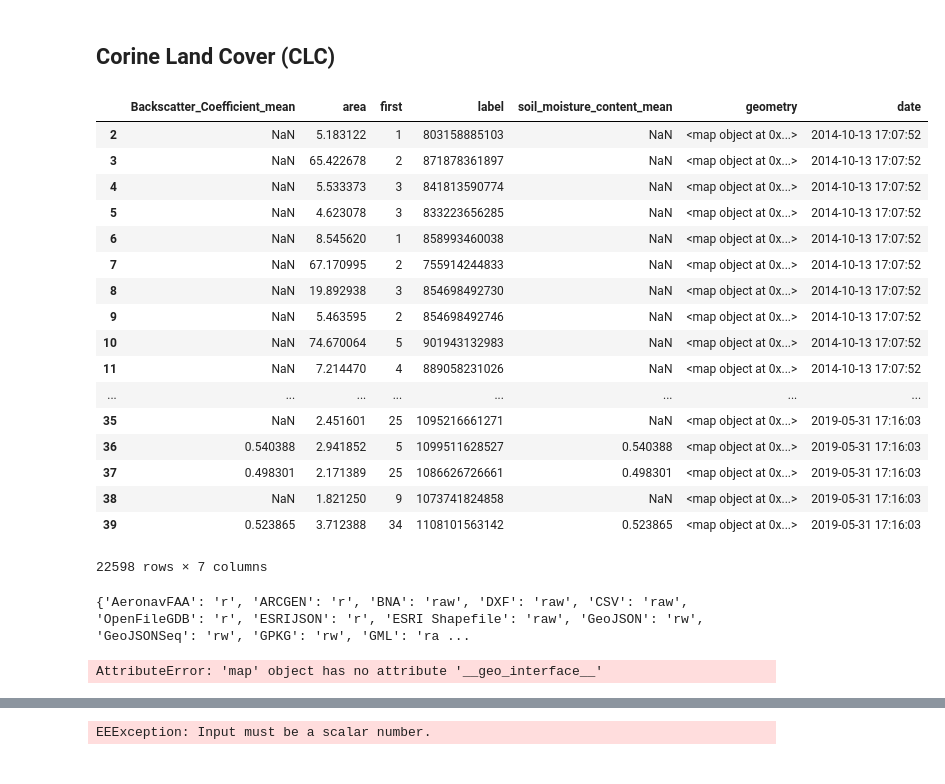
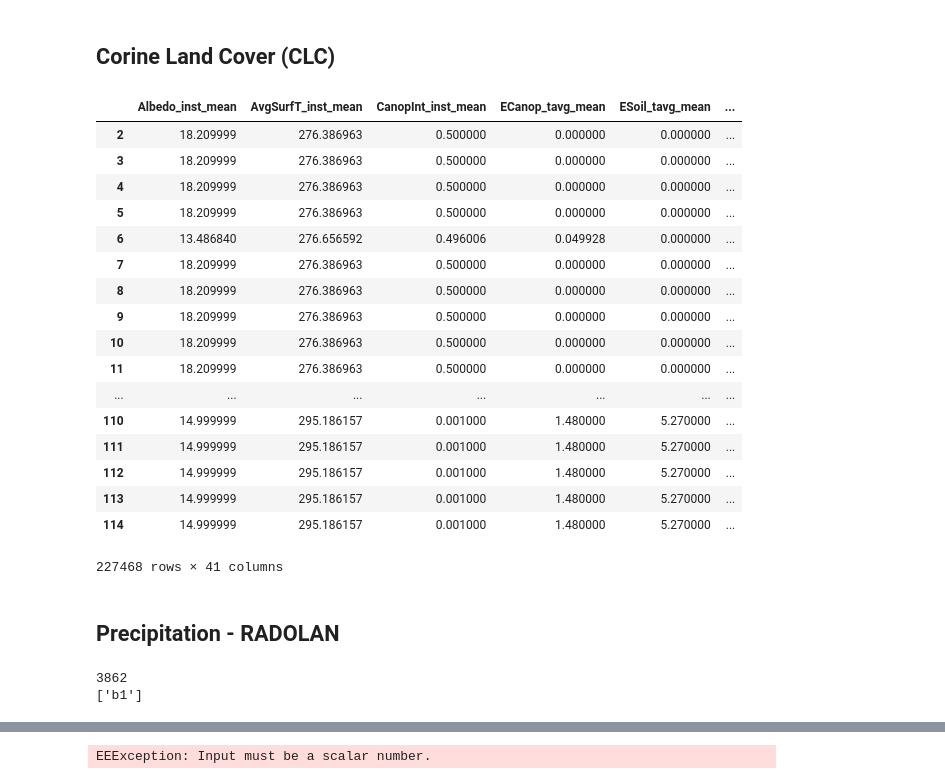
Before and after one commit to till90/master-thesis, a Jupyter notebook: Master_Thesis_Till.ipynb, the cells around one changed output, grey strips where cells are left out. Cells and saved outputs as stored; diff of their text form; code cells hidden in the pictures.

```diff
--- a/Master_Thesis_Till.ipynb
+++ b/Master_Thesis_Till.ipynb
@@ -680,7 +733,9 @@ def fc2df(fc):
 
     df = gpd.GeoDataFrame(dictarr)
     # Convert GeoJSON features to shape
+    #print(df['geometry'])
     df['geometry'] = map(lambda s: shape(s), df.geometry)
+    #print(df['geometry'])
     return df
 
 # ==========================================================================
@@ -690,64 +745,59 @@ def extract_point_values(img_id, pts):
     image = IC.reduce(ee.Reducer.mean())
     fc_image_redR = image.reduceRegions(collection=pts,
                                   reducer=ee.Reducer.mean(),
-                                  scale=250,
+                                  scale=1000,
                                   crs = proj)
 
     # Convert to Pandas Dataframe
     df_image_red = fc2df(fc_image_redR)
 
     # Add Date as Variable
-    df_image_red['date'] = datetime.datetime.strptime(img_id[33:48],'%Y%m%dT%H%M%S')
+    df_image_red['date'] = datetime.datetime.strptime(img_id[1:],'%Y%m%d_%H%M')
     return df_image_red
 
 # ==========================================================================
 #### Features
-features_f = features.filterMetadata('area','greater_than',1)
+features_f = features_clc
 
 #### Projection
 proj = ee.Projection('EPSG:4326')
 
 #### Load Raster
-soil_moisture_1 = VV_asc_sm.select('soil_moisture_content')
+soil_moisture_1 = GLDAS
 
 #### Make list of image IDs and Dates
 sm_1_id = [item['properties']['system:index'] for item in soil_moisture_1.getInfo().get('features')]
-sm_1_date = [datetime.datetime.strptime(x[33:48],'%Y%m%dT%H%M%S') for x in sm_1_id] #http://joda-time.sourceforge.net/apidocs/org/joda/time/format/DateTimeFormat.html
+sm_1_date = [datetime.datetime.strptime(x[1:],'%Y%m%d_%H%M') for x in sm_1_id] #http://joda-time.sourceforge.net/apidocs/org/joda/time/format/DateTimeFormat.html
 
 #### Create Initial Pandas Dataframe
 df_all = extract_point_values(sm_1_id[0], features_f)
 df_all = df_all.drop([0,1])
 
 #### Iterate over all impages
 for i in sm_1_id:
     df_all = df_all.append(extract_point_values(i, features_f))
 
 #### Display Results
 df_all
 # %% [output]
-|  | Backscatter_Coefficient_mean | area | first | label | soil_moisture_content_mean | geometry | date |
-| 2 | NaN | 5.183122 | 1 | 803158885103 | NaN | <map object at 0x...> | 2014-10-13 17:07:52 |
-| 3 | NaN | 65.422678 | 2 | 871878361897 | NaN | <map object at 0x...> | 2014-10-13 17:07:52 |
-| 4 | NaN | 5.533373 | 3 | 841813590774 | NaN | <map object at 0x...> | 2014-10-13 17:07:52 |
-| 5 | NaN | 4.623078 | 3 | 833223656285 | NaN | <map object at 0x...> | 2014-10-13 17:07:52 |
-| 6 | NaN | 8.545620 | 1 | 858993460038 | NaN | <map object at 0x...> | 2014-10-13 17:07:52 |
-| 7 | NaN | 67.170995 | 2 | 755914244833 | NaN | <map object at 0x...> | 2014-10-13 17:07:52 |
-| 8 | NaN | 19.892938 | 3 | 854698492730 | NaN | <map object at 0x...> | 2014-10-13 17:07:52 |
-| 9 | NaN | 5.463595 | 2 | 854698492746 | NaN | <map object at 0x...> | 2014-10-13 17:07:52 |
-| 10 | NaN | 74.670064 | 5 | 901943132983 | NaN | <map object at 0x...> | 2014-10-13 17:07:52 |
-| 11 | NaN | 7.214470 | 4 | 889058231026 | NaN | <map object at 0x...> | 2014-10-13 17:07:52 |
-| ... | ... | ... | ... | ... | ... | ... | ... |
-| 35 | NaN | 2.451601 | 25 | 1095216661271 | NaN | <map object at 0x...> | 2019-05-31 17:16:03 |
-| 36 | 0.540388 | 2.941852 | 5 | 1099511628527 | 0.540388 | <map object at 0x...> | 2019-05-31 17:16:03 |
-| 37 | 0.498301 | 2.171389 | 25 | 1086626726661 | 0.498301 | <map object at 0x...> | 2019-05-31 17:16:03 |
-| 38 | NaN | 1.821250 | 9 | 1073741824858 | NaN | <map object at 0x...> | 2019-05-31 17:16:03 |
-| 39 | 0.523865 | 3.712388 | 34 | 1108101563142 | 0.523865 | <map object at 0x...> | 2019-05-31 17:16:03 |
+|  | Albedo_inst_mean | AvgSurfT_inst_mean | CanopInt_inst_mean | ECanop_tavg_mean | ESoil_tavg_mean | ... |
+| 2 | 18.209999 | 276.386963 | 0.500000 | 0.000000 | 0.000000 | ... |
+| 3 | 18.209999 | 276.386963 | 0.500000 | 0.000000 | 0.000000 | ... |
+| 4 | 18.209999 | 276.386963 | 0.500000 | 0.000000 | 0.000000 | ... |
+| 5 | 18.209999 | 276.386963 | 0.500000 | 0.000000 | 0.000000 | ... |
+| 6 | 13.486840 | 276.656592 | 0.496006 | 0.049928 | 0.000000 | ... |
+| 7 | 18.209999 | 276.386963 | 0.500000 | 0.000000 | 0.000000 | ... |
+| 8 | 18.209999 | 276.386963 | 0.500000 | 0.000000 | 0.000000 | ... |
+| 9 | 18.209999 | 276.386963 | 0.500000 | 0.000000 | 0.000000 | ... |
+| 10 | 18.209999 | 276.386963 | 0.500000 | 0.000000 | 0.000000 | ... |
+| 11 | 18.209999 | 276.386963 | 0.500000 | 0.000000 | 0.000000 | ... |
+| ... | ... | ... | ... | ... | ... | ... |
+| 110 | 14.999999 | 295.186157 | 0.001000 | 1.480000 | 5.270000 | ... |
+| 111 | 14.999999 | 295.186157 | 0.001000 | 1.480000 | 5.270000 | ... |
+| 112 | 14.999999 | 295.186157 | 0.001000 | 1.480000 | 5.270000 | ... |
+| 113 | 14.999999 | 295.186157 | 0.001000 | 1.480000 | 5.270000 | ... |
+| 114 | 14.999999 | 295.186157 | 0.001000 | 1.480000 | 5.270000 | ... |
-22598 rows × 7 columns
+227468 rows × 41 columns
 # %%
 #save dataframe
-import fiona
-print(fiona.supported_drivers)
-df_all.to_file("sm_s1_asc_250_ried.csv", driver='CSV')
+df_all.to_csv('GLDAS_25k_ried_clc.csv')
-# %% [output]
-{'AeronavFAA': 'r', 'ARCGEN': 'r', 'BNA': 'raw', 'DXF': 'raw', 'CSV': 'raw', 'OpenFileGDB': 'r', 'ESRIJSON': 'r', 'ESRI Shapefile': 'raw', 'GeoJSON': 'rw', 'GeoJSONSeq': 'rw', 'GPKG': 'rw', 'GML': 'ra ...
-AttributeError: 'map' object has no attribute '__geo_interface__'
@@ -791,0 +804,9 @@ image1_red = image1.reduce(ee.Reducer.mean())
+# %% [markdown]
+## Precipitation - RADOLAN
+# %%
+radolan = ee.ImageCollection('users/tillmueller1990/radolan/radolan_dwd_germany')
+print(radolan.size().getInfo())
+print(radolan.first().bandNames().getInfo())
+# %% [output]
+3862
+['b1']
```
Also changed, not shown: parts of 15 cells of this notebook.
